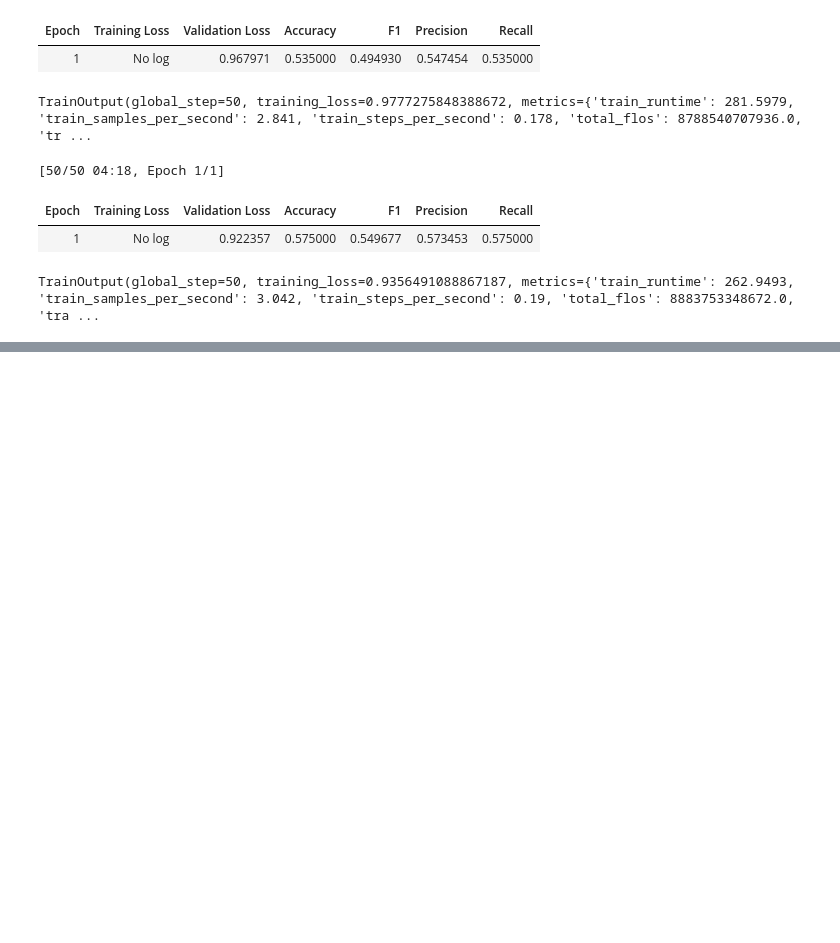
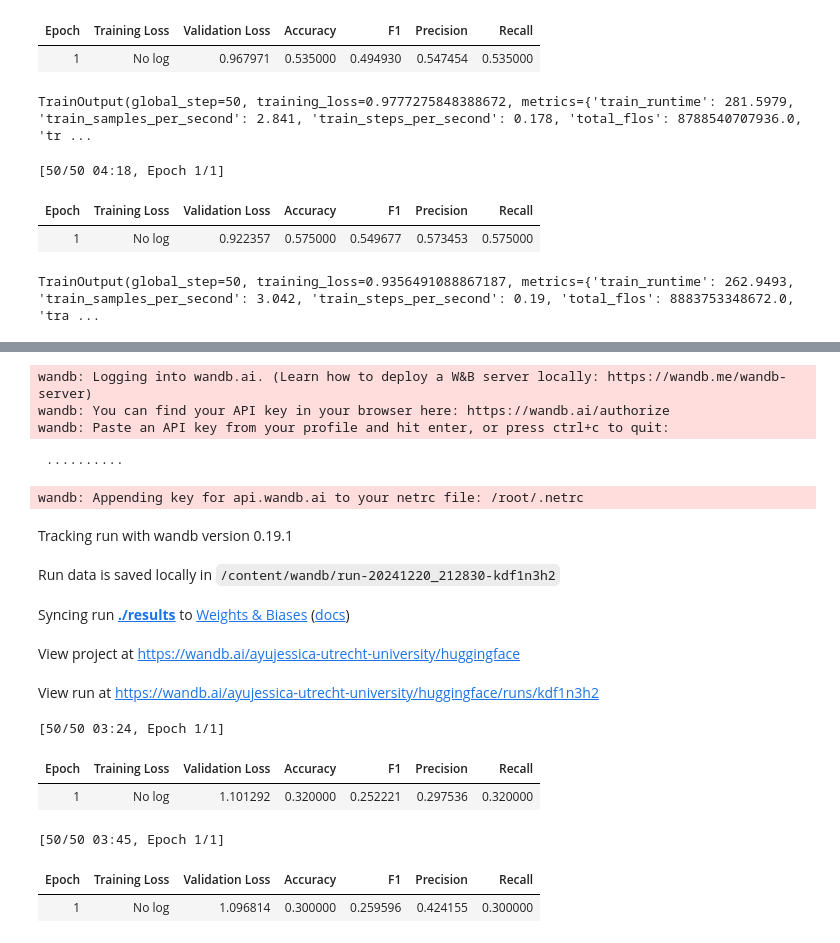
Before and after one commit to jacomijnprins/LoLa, a Jupyter notebook: baseline.ipynb, the cells around one changed output, grey strips where cells are left out. Drawn from its saved outputs; the diff is of its cells as text; code cells hidden in the pictures; blank space fills up the shorter version.

```diff
--- a/baseline.ipynb
+++ b/baseline.ipynb
@@ -100,3 +126,14 @@ def compute_metrics(eval_pred):
     precision, recall, f1, _ = precision_recall_fscore_support(labels, predictions, average="weighted")
     accuracy = accuracy_score(labels, predictions)
     return {"accuracy": accuracy, "f1": f1, "precision": precision, "recall": recall}
+# %%
+def train_model(training_args, train_dataset, val_dataset):
+  trainer = Trainer(
+      model=model,
+      args=training_args,
+      train_dataset=train_dataset,
+      eval_dataset=val_dataset,
+      tokenizer=tokenizer,
+      compute_metrics=compute_metrics)
+
+  trainer.train()
@@ -260,0 +299,20 @@ TrainOutput(global_step=50, training_loss=0.9356491088867187, metrics={'train_ru
+# %%
+#first config
+
+training_args = TrainingArguments(
+    output_dir="./results",
+    evaluation_strategy="epoch",
+    learning_rate=1e-6,
+    per_device_train_batch_size=16,
+    per_device_eval_batch_size=16,
+    num_train_epochs=1,
+    weight_decay=0.01,
+    save_strategy="epoch",
+    load_best_model_at_end=True,
+    metric_for_best_model="accuracy",)
+
+train1, val1 = finetune_data[0]
+
+
+train_model(training_args, train1, val1)
+# %% [output]
@@ -260,0 +322,36 @@ TrainOutput(global_step=50, training_loss=0.9356491088867187, metrics={'train_ru
+wandb: Logging into wandb.ai. (Learn how to deploy a W&B server locally: https://wandb.me/wandb-server)
+wandb: You can find your API key in your browser here: https://wandb.ai/authorize
+wandb: Paste an API key from your profile and hit enter, or press ctrl+c to quit:
+ ··········
+wandb: Appending key for api.wandb.ai to your netrc file: /root/.netrc
+Tracking run with wandb version 0.19.1
+Run data is saved locally in /content/wandb/run-20241220_212830-kdf1n3h2
+Syncing run ./results to Weights & Biases (docs)
+View project at https://wandb.ai/ayujessica-utrecht-university/huggingface
+View run at https://wandb.ai/ayujessica-utrecht-university/huggingface/runs/kdf1n3h2
+[50/50 03:24, Epoch 1/1]
+| Epoch | Training Loss | Validation Loss | Accuracy | F1 | Precision | Recall |
+| 1 | No log | 1.101292 | 0.320000 | 0.252221 | 0.297536 | 0.320000 |
+# %%
+#2nd config
+
+training_args2 = TrainingArguments(
+    output_dir="./results",
+    evaluation_strategy="epoch",
+    learning_rate=1e-7,
+    per_device_train_batch_size=16,
+    per_device_eval_batch_size=16,
+    num_train_epochs=1,
+    weight_decay=0.001,
+    save_strategy="epoch",
+    load_best_model_at_end=True,
+    metric_for_best_model="accuracy",)
+
+train2, val2 = finetune_data[1]
+
+
+train_model(training_args2, train2, val2)
+# %% [output]
+[50/50 03:45, Epoch 1/1]
+| Epoch | Training Loss | Validation Loss | Accuracy | F1 | Precision | Recall |
+| 1 | No log | 1.096814 | 0.300000 | 0.259596 | 0.424155 | 0.300000 |
```
Also changed, not shown: parts of 12 cells of this notebook.
